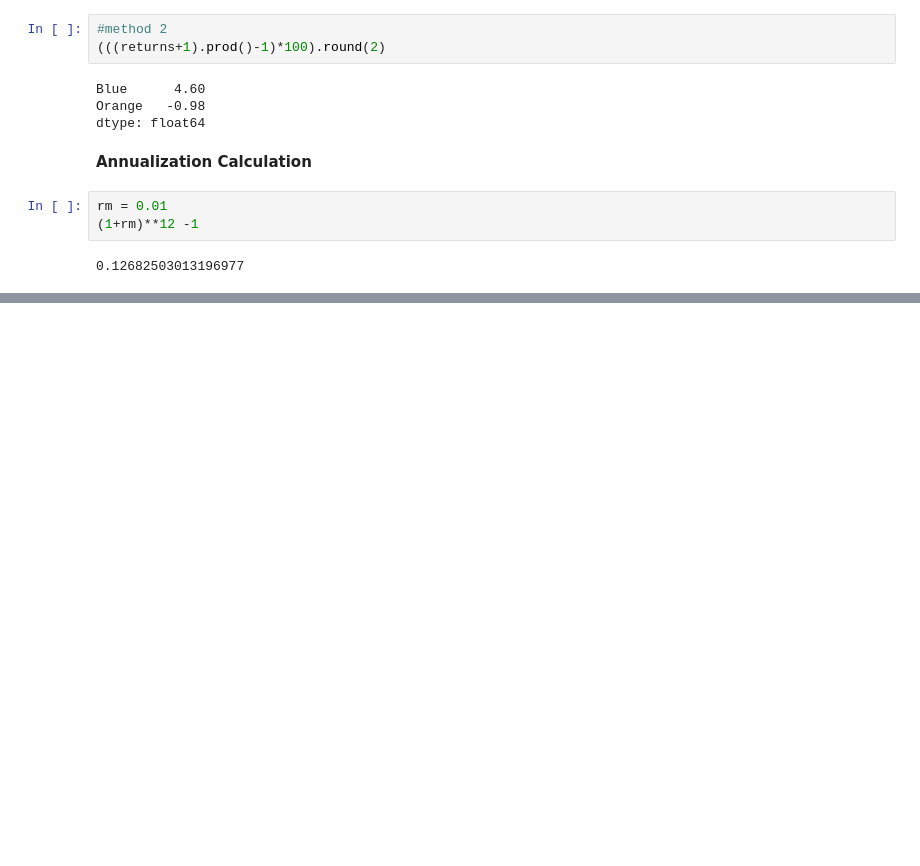
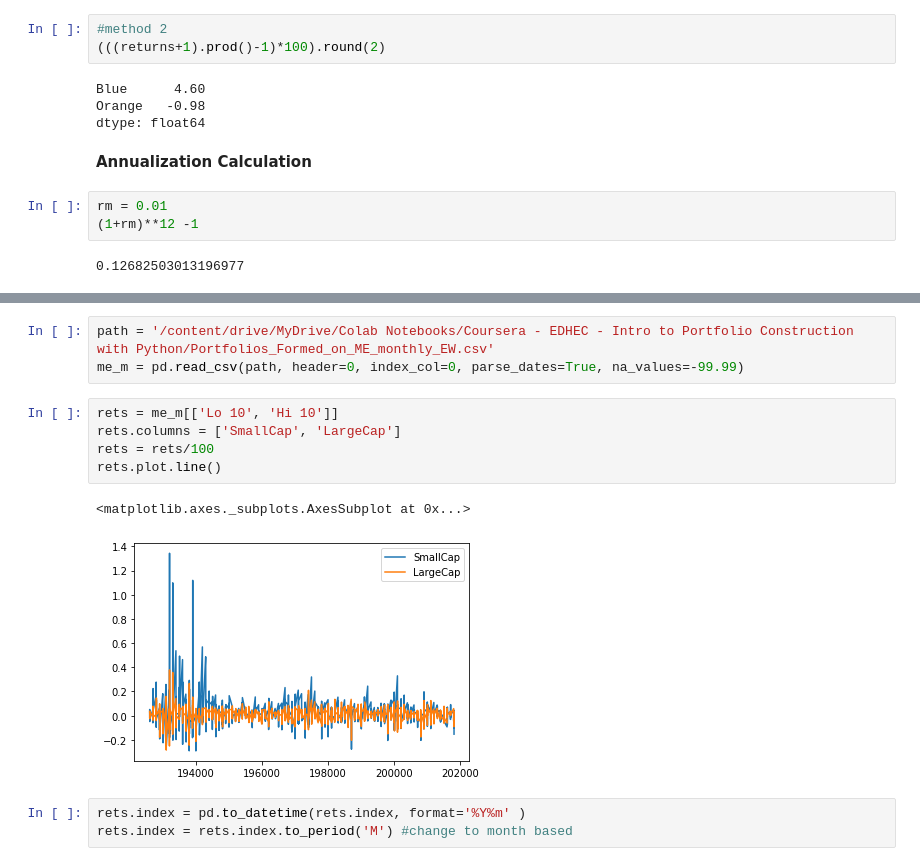
Before and after one commit to jade-lam/Coursera-EDHEC_InvMgt, a Jupyter notebook: EDHEC - Intro to Portfolio Construction with Python.ipynb, the cells around one changed output, grey strips where cells are left out. Cells and saved outputs as stored; diff of their text form; blank space fills up the shorter version.

```diff
--- a/EDHEC - Intro to Portfolio Construction with Python.ipynb
+++ b/EDHEC - Intro to Portfolio Construction with Python.ipynb
@@ -107,0 +158,14 @@ rm = 0.01
+# %%
+path = '/content/drive/MyDrive/Colab Notebooks/Coursera - EDHEC - Intro to Portfolio Construction with Python/Portfolios_Formed_on_ME_monthly_EW.csv'
+me_m = pd.read_csv(path, header=0, index_col=0, parse_dates=True, na_values=-99.99)
+# %%
+rets = me_m[['Lo 10', 'Hi 10']]
+rets.columns = ['SmallCap', 'LargeCap']
+rets = rets/100
+rets.plot.line()
+# %% [output]
+<matplotlib.axes._subplots.AxesSubplot at 0x...>
+[figure, added]
+# %%
+rets.index = pd.to_datetime(rets.index, format='%Y%m' )
+rets.index = rets.index.to_period('M') #change to month based
```
Also changed, not shown: parts of 27 cells of this notebook.
